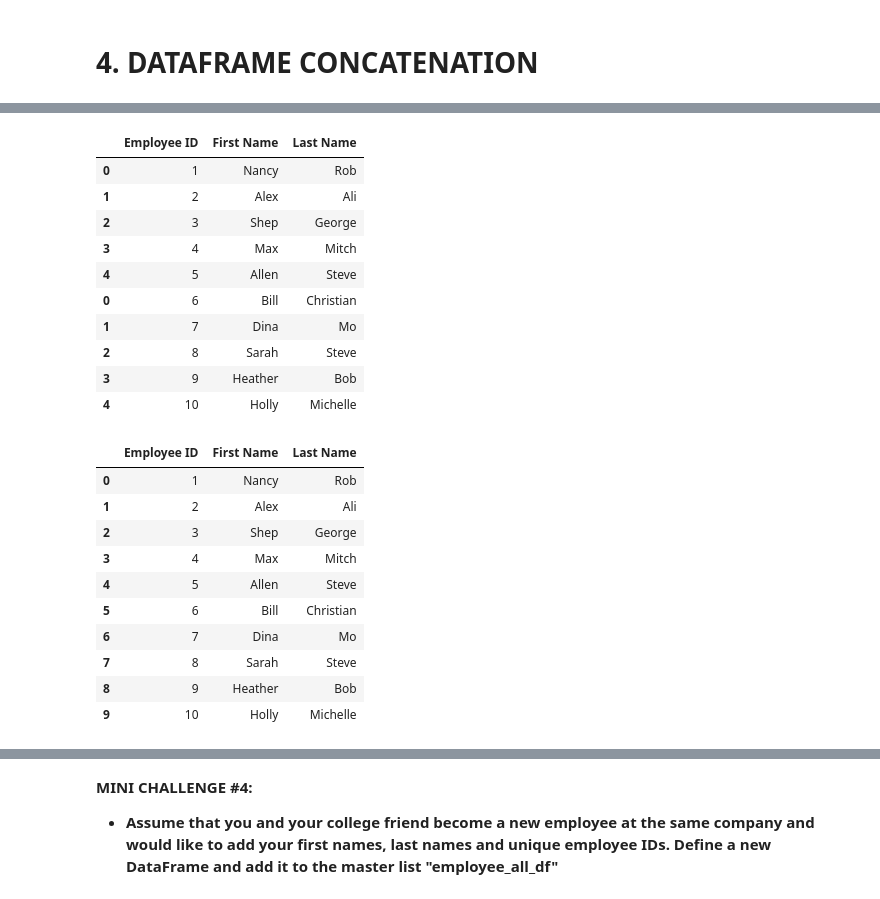
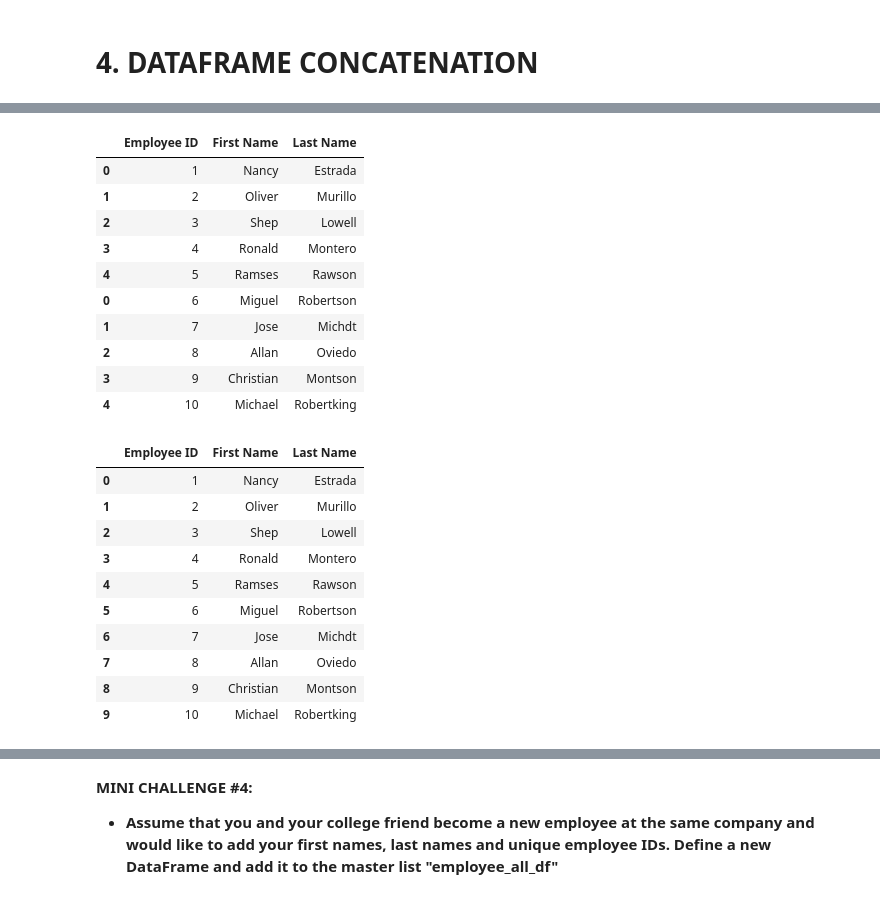
Before and after one commit to miguelestradam3/jupyter_pandas_third_training, a Jupyter notebook: Pandas for Data Analysis - Learning Path Part 3.ipynb, the cells around one changed output, grey strips where cells are left out. Drawn from its saved outputs; the diff is of its cells as text; code cells hidden in the pictures.

```diff
--- a/Pandas for Data Analysis - Learning Path Part 3.ipynb
+++ b/Pandas for Data Analysis - Learning Path Part 3.ipynb
@@ -220,5 +220,12 @@ size_2
 # Creating a dataframe from a dictionary
 # Let's define a dataframe with a list of employees with IDs = 1, 2, 3, 4, 5
 # Check this out: https://pandas.pydata.org/pandas-docs/stable/user_guide/merging.html
+raw_data = {
+    'Employee ID': ['1', '2', '3', '4', '5'],
+    'First Name': ['Nancy', 'Oliver', 'Shep', 'Ronald', 'Ramses'],
+    'Last Name': ['Estrada', 'Murillo', 'Lowell', 'Montero', 'Rawson']
+}
+employee_df_2 = pd.DataFrame(raw_data, columns=['Employee ID', 'First Name', 'Last Name'])
+employee_df_2
 # %% [output]
 |  | Employee ID | First Name | Last Name |
@@ -230,2 +237,8 @@ size_2
 # %%
 # Let's define another dataframe for a separate list of clients (IDs = 6, 7, 8, 9, 10)
+raw_data = {
+    'Employee ID': ['6', '7', '8', '9', '10'],
+    'First Name': ['Miguel', 'Jose', 'Allan', 'Christian', 'Michael'],
+    'Last Name': ['Robertson', 'Michdt', 'Oviedo', 'Montson', 'Robertking']
+}
+employee_df_3 = pd.DataFrame(raw_data, columns=['Employee ID', 'First Name', 'Last Name'])
@@ -239,31 +245,35 @@ size_2
 # %%
 # Let's concatenate both dataframes #1 and #2
 # Note that we now have employee IDs from 1 to 10
 # Note that by default ignore_index has been set to False meaning indexes from both dataframes are kept unchanged
+employee_df_concat = pd.concat([employee_df_2, employee_df_3])
+employee_df_concat
 # %% [output]
 |  | Employee ID | First Name | Last Name |
-| 0 | 1 | Nancy | Rob |
-| 1 | 2 | Alex | Ali |
-| 2 | 3 | Shep | George |
-| 3 | 4 | Max | Mitch |
-| 4 | 5 | Allen | Steve |
-| 0 | 6 | Bill | Christian |
-| 1 | 7 | Dina | Mo |
-| 2 | 8 | Sarah | Steve |
-| 3 | 9 | Heather | Bob |
-| 4 | 10 | Holly | Michelle |
+| 0 | 1 | Nancy | Estrada |
+| 1 | 2 | Oliver | Murillo |
+| 2 | 3 | Shep | Lowell |
+| 3 | 4 | Ronald | Montero |
+| 4 | 5 | Ramses | Rawson |
+| 0 | 6 | Miguel | Robertson |
+| 1 | 7 | Jose | Michdt |
+| 2 | 8 | Allan | Oviedo |
+| 3 | 9 | Christian | Montson |
+| 4 | 10 | Michael | Robertking |
 # %%
 # Let's concatenate both dataframes #1 and #2
 # Note that by setting ignore_index = True, the index has been automatically set to numeric and now ranges from 1 to 9
+employee_df_concat = pd.concat([employee_df_2, employee_df_3], ignore_index=True)
+employee_df_concat
 # %% [output]
 |  | Employee ID | First Name | Last Name |
-| 0 | 1 | Nancy | Rob |
-| 1 | 2 | Alex | Ali |
-| 2 | 3 | Shep | George |
-| 3 | 4 | Max | Mitch |
-| 4 | 5 | Allen | Steve |
-| 5 | 6 | Bill | Christian |
-| 6 | 7 | Dina | Mo |
-| 7 | 8 | Sarah | Steve |
-| 8 | 9 | Heather | Bob |
-| 9 | 10 | Holly | Michelle |
+| 0 | 1 | Nancy | Estrada |
+| 1 | 2 | Oliver | Murillo |
+| 2 | 3 | Shep | Lowell |
+| 3 | 4 | Ronald | Montero |
+| 4 | 5 | Ramses | Rawson |
+| 5 | 6 | Miguel | Robertson |
+| 6 | 7 | Jose | Michdt |
+| 7 | 8 | Allan | Oviedo |
+| 8 | 9 | Christian | Montson |
+| 9 | 10 | Michael | Robertking |
```
Also changed, not shown: parts of 7 cells of this notebook.
